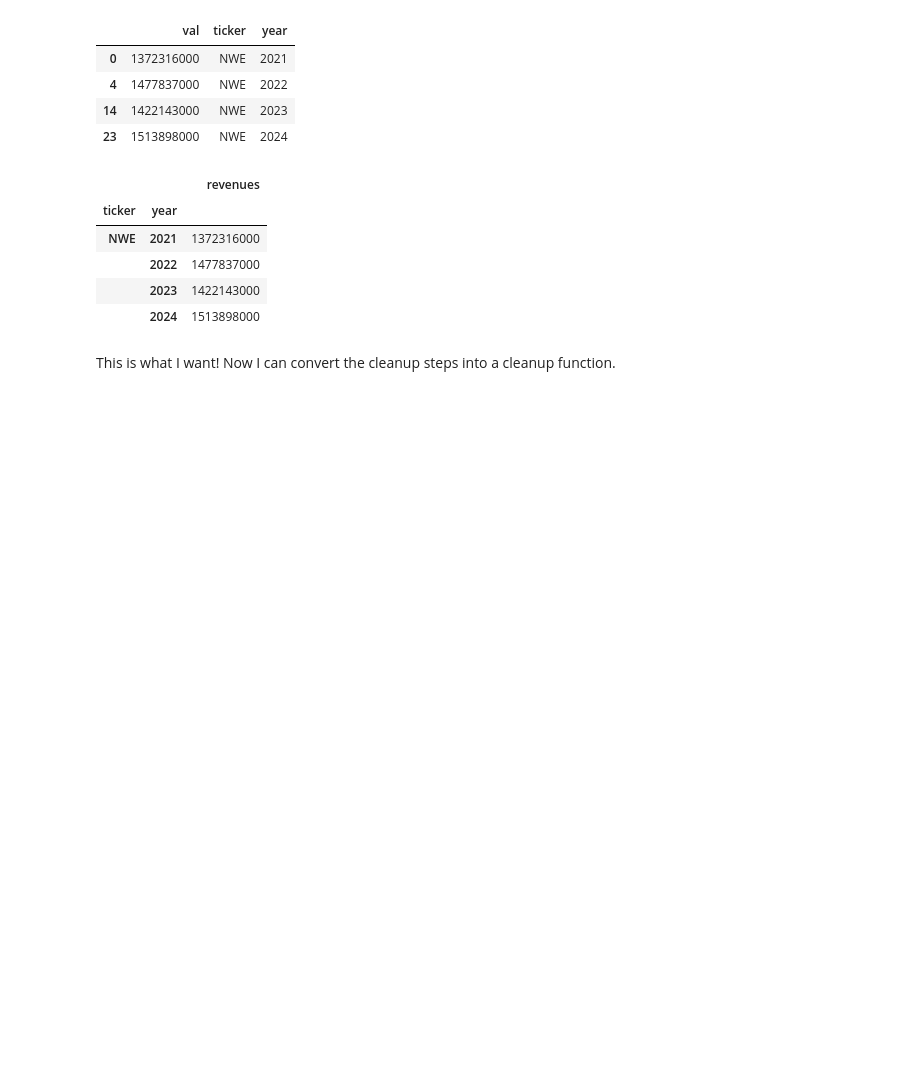
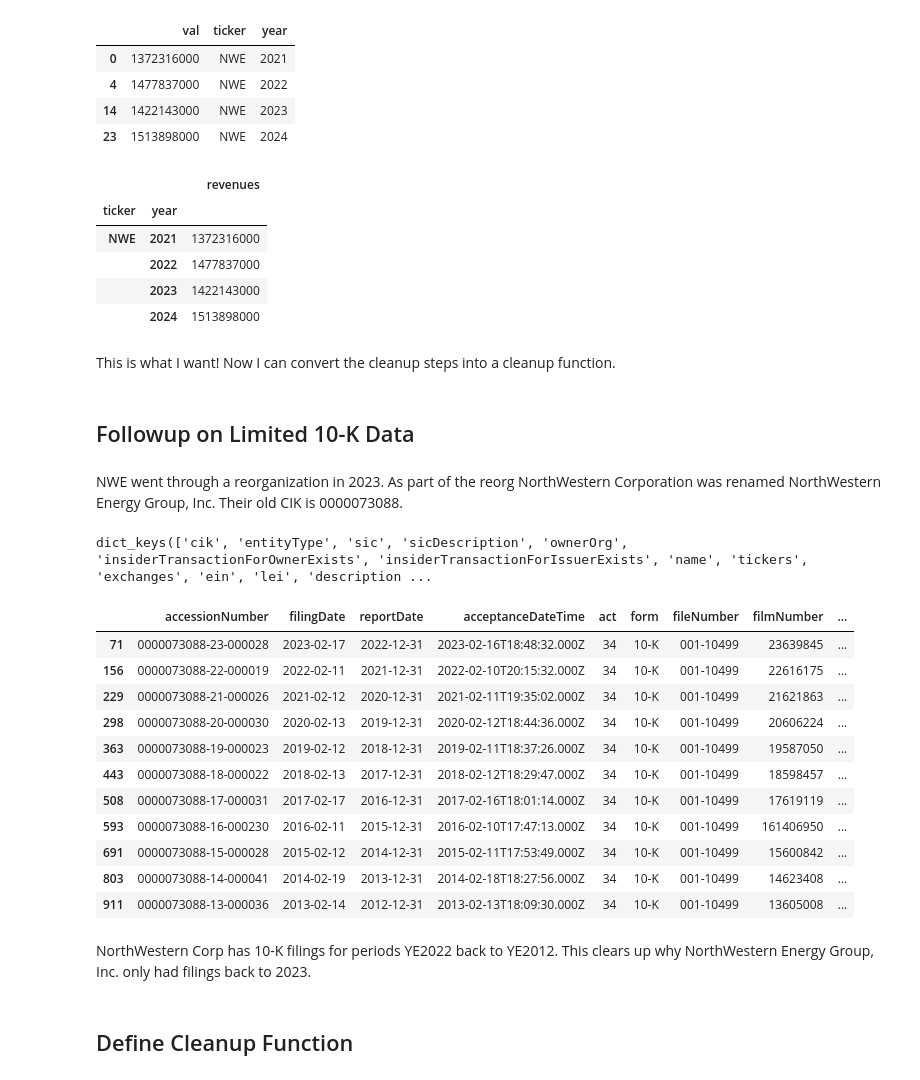
Before and after one commit to DougRoehm/sec-edgar-data, a Jupyter notebook: sec-data-nwe.ipynb, the cells around one changed output. Drawn from its saved outputs; the diff is of its cells as text; code cells hidden in the pictures; blank space fills up the shorter version.

```diff
--- a/sec-data-nwe.ipynb
+++ b/sec-data-nwe.ipynb
@@ -451,3 +451,7 @@ copy_df_revenues
 |  | 2024 | 1513898000 |
 # %% [markdown]
 This is what I want! Now I can convert the cleanup steps into a cleanup function.
+# %% [markdown]
+## Followup on Limited 10-K Data
+# %% [markdown]
+NWE went through a reorganization in 2023. As part of the reorg NorthWestern Corporation was renamed NorthWestern Energy Group, Inc. Their old CIK is 0000073088.
@@ -453,0 +460,28 @@ This is what I want! Now I can convert the cleanup steps into a cleanup function
+# %%
+# Pull information on NWE Corp submissions
+url = f"https://data.sec.gov/submissions/CIK{str(old_cik).zfill(10)}.json"
+nwe_corp_submissions = requests.get(url, headers=headers).json()
+nwe_corp_submissions.keys()
+# %% [output]
+dict_keys(['cik', 'entityType', 'sic', 'sicDescription', 'ownerOrg', 'insiderTransactionForOwnerExists', 'insiderTransactionForIssuerExists', 'name', 'tickers', 'exchanges', 'ein', 'lei', 'description ...
+# %%
+# Add recent filings of NWE Corp to DataFrame
+nwe_corp_df_filings = pd.DataFrame(nwe_corp_submissions["filings"]["recent"])
+nwe_corp_df_filings.loc[nwe_corp_df_filings["form"] == "10-K"]
+# %% [output]
+|  | accessionNumber | filingDate | reportDate | acceptanceDateTime | act | form | fileNumber | filmNumber | ... |
+| 71 | 0000073088-23-000028 | 2023-02-17 | 2022-12-31 | 2023-02-16T18:48:32.000Z | 34 | 10-K | 001-10499 | 23639845 | ... |
+| 156 | 0000073088-22-000019 | 2022-02-11 | 2021-12-31 | 2022-02-10T20:15:32.000Z | 34 | 10-K | 001-10499 | 22616175 | ... |
+| 229 | 0000073088-21-000026 | 2021-02-12 | 2020-12-31 | 2021-02-11T19:35:02.000Z | 34 | 10-K | 001-10499 | 21621863 | ... |
+| 298 | 0000073088-20-000030 | 2020-02-13 | 2019-12-31 | 2020-02-12T18:44:36.000Z | 34 | 10-K | 001-10499 | 20606224 | ... |
+| 363 | 0000073088-19-000023 | 2019-02-12 | 2018-12-31 | 2019-02-11T18:37:26.000Z | 34 | 10-K | 001-10499 | 19587050 | ... |
+| 443 | 0000073088-18-000022 | 2018-02-13 | 2017-12-31 | 2018-02-12T18:29:47.000Z | 34 | 10-K | 001-10499 | 18598457 | ... |
+| 508 | 0000073088-17-000031 | 2017-02-17 | 2016-12-31 | 2017-02-16T18:01:14.000Z | 34 | 10-K | 001-10499 | 17619119 | ... |
+| 593 | 0000073088-16-000230 | 2016-02-11 | 2015-12-31 | 2016-02-10T17:47:13.000Z | 34 | 10-K | 001-10499 | 161406950 | ... |
+| 691 | 0000073088-15-000028 | 2015-02-12 | 2014-12-31 | 2015-02-11T17:53:49.000Z | 34 | 10-K | 001-10499 | 15600842 | ... |
+| 803 | 0000073088-14-000041 | 2014-02-19 | 2013-12-31 | 2014-02-18T18:27:56.000Z | 34 | 10-K | 001-10499 | 14623408 | ... |
+| 911 | 0000073088-13-000036 | 2013-02-14 | 2012-12-31 | 2013-02-13T18:09:30.000Z | 34 | 10-K | 001-10499 | 13605008 | ... |
+# %% [markdown]
+NorthWestern Corp has 10-K filings for periods YE2022 back to YE2012. This clears up why NorthWestern Energy Group, Inc. only had filings back to 2023.
+# %% [markdown]
+## Define Cleanup Function
```
Also changed, not shown: parts of 11 cells of this notebook.
